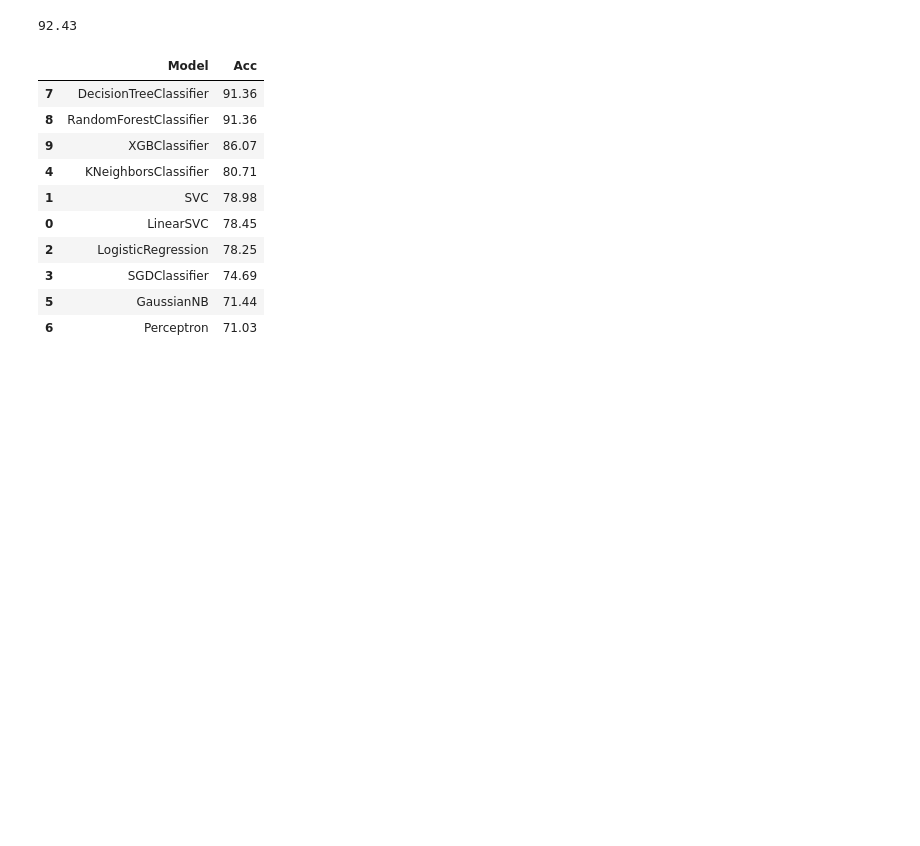
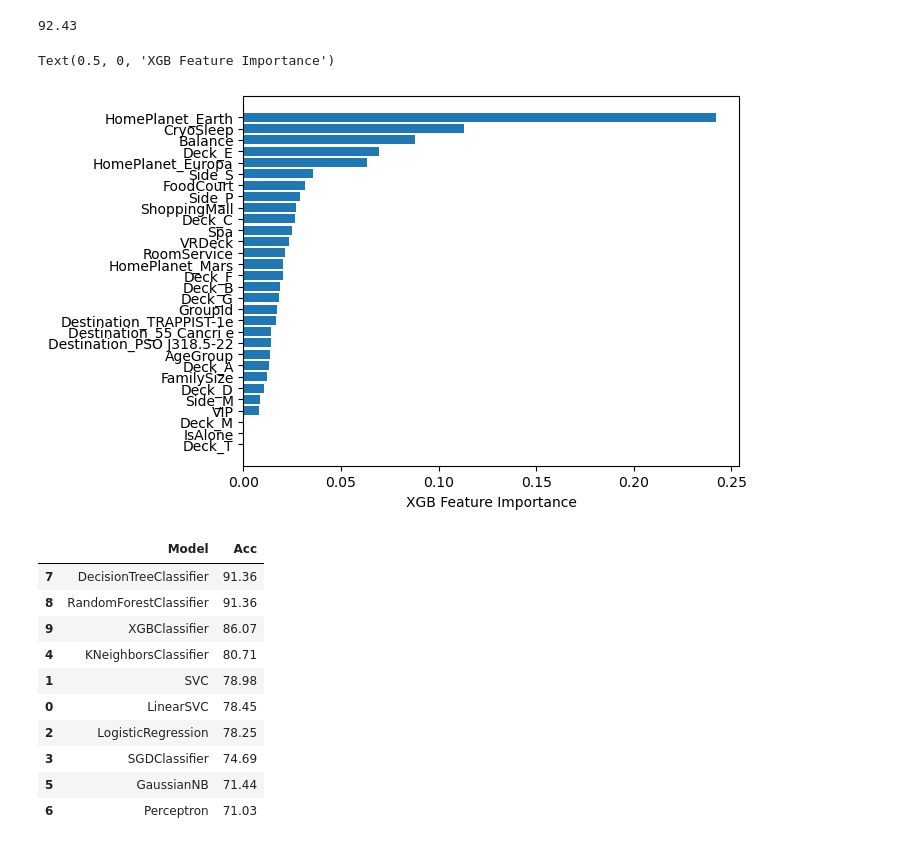
Before and after one commit to aKravtschenko/learning_ml, a Jupyter notebook: spaceship-titanic.ipynb, the cells around one changed output. Drawn from its saved outputs; the diff is of its cells as text; code cells hidden in the pictures; blank space fills up the shorter version.

```diff
--- a/spaceship-titanic.ipynb
+++ b/spaceship-titanic.ipynb
@@ -1157,0 +1229,39 @@ See the caveats in the documentation: https://pandas.pydata.org/pandas-docs/stab
+# %%
+from sklearn.ensemble import StackingClassifier
+
+xgb = XGBClassifier(random_state=SEED)
+# rdf = RandomForestClassifier(random_state=SEED)
+# lr = LogisticRegression(random_state=SEED)
+# knn = KNeighborsClassifier(n_neighbors=5)
+lgbm = LGBMClassifier(random_state=SEED)
+svc = SVC(kernel="rbf", probability=True, random_state=SEED)
+
+stacking_clf = StackingClassifier(
+    estimators=[
+        ("xgb", xgb),
+        (
+            "lgbm",
+            lgbm,
+        ),
+        ("svc", svc),
+    ],
+    final_estimator=LogisticRegression(),  # Meta-learner
+    cv=5,
+)
+
+stacking_clf.fit(X_train, y_train)
+y_pred_stacking = stacking_clf.predict(X_test)
+
+print(f"Accuracy: {round(stacking_clf.score(X_train, y_train) * 100, 2)}")
+scores = cross_val_score(stacking_clf, X_train, y_train, cv=5)
+
+print("Mean = {}, Scores : {}".format(round(np.mean(scores) * 100, 2), scores))
+
+# XGB + LGBM + SVC (kernel="rbf", probability=True), LR= 80.82 acc ,cv = 77.37, 79.822% submission
+# %%
+model_xgb_optuna = XGBClassifier(random_state=SEED, **xgb_params)
+model_xgb_optuna.fit(X_train, y_train)
+y_pred_xgb_optuna = model_xgb_optuna.predict(X_test)
+
+acc_xgb_optuna = round(model_xgb_optuna.score(X_train, y_train) * 100, 2)
+acc_xgb_optuna
@@ -1175,6 +1307,13 @@ acc_xgb
 # 92.43 unbinned Deck -> submission = 80.406% # 765th place
 # %% [output]
 92.43
+# %%
+idx = model_xgb.feature_importances_.argsort()
+plt.barh(X_train.columns[idx], model_xgb.feature_importances_[idx])
+plt.xlabel("XGB Feature Importance")
+# %% [output]
+Text(0.5, 0, 'XGB Feature Importance')
+[figure, added]
 # %%
 models = pd.DataFrame(
     {
```
Also changed, not shown: parts of 14 cells of this notebook, 1 other file.
